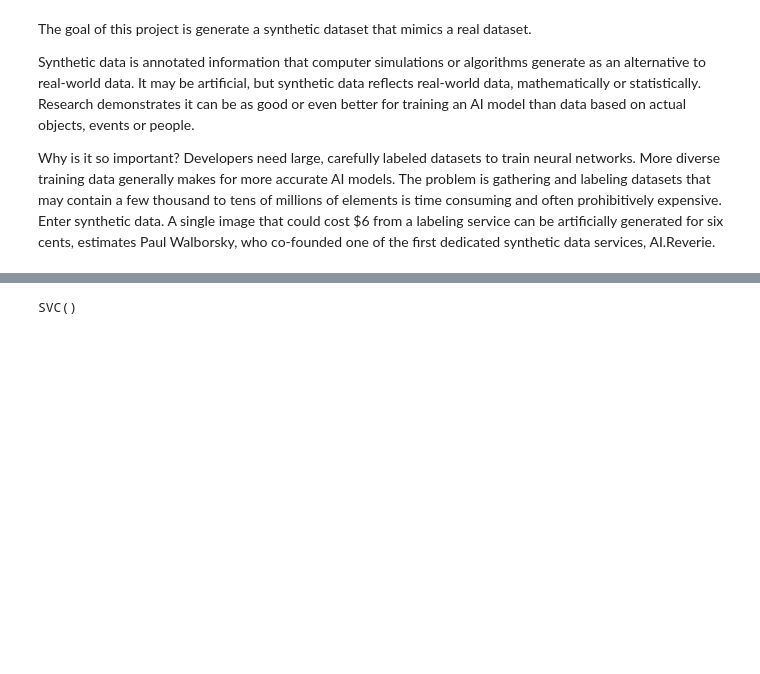
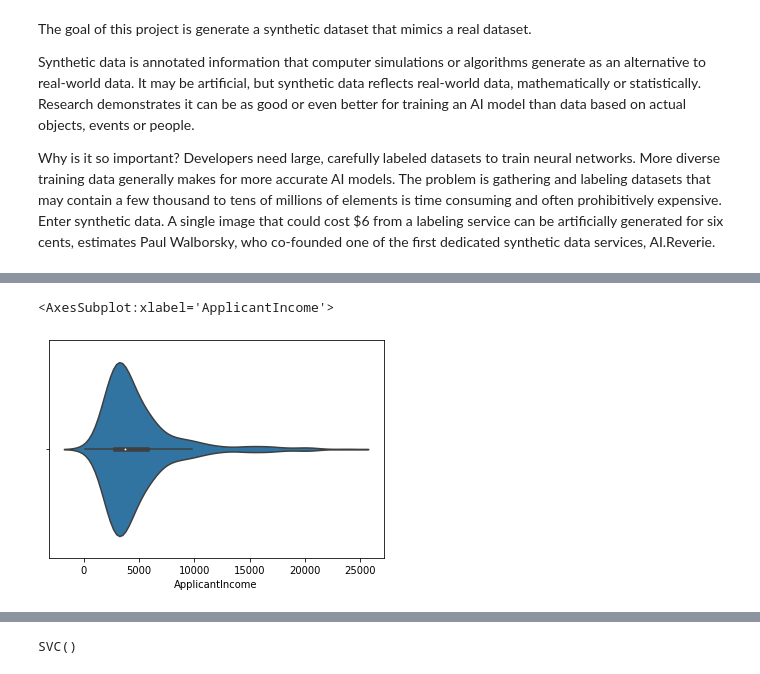
Before and after one commit to avedmala/data-gen, a Jupyter notebook: main.ipynb, the cells around one changed output, grey strips where cells are left out. Saved outputs shown, nothing was run; the diff lists cells and outputs as text; code cells hidden in the pictures; blank space fills up the shorter version.

```diff
--- a/main.ipynb
+++ b/main.ipynb
@@ -38,0 +140,5 @@ data
+# %%
+sns.violinplot(data=data[data["ApplicantIncome"] < 30000], x="ApplicantIncome")
+# %% [output]
+<AxesSubplot:xlabel='ApplicantIncome'>
+[figure, added]
```
Also changed, not shown: parts of 44 cells of this notebook.
